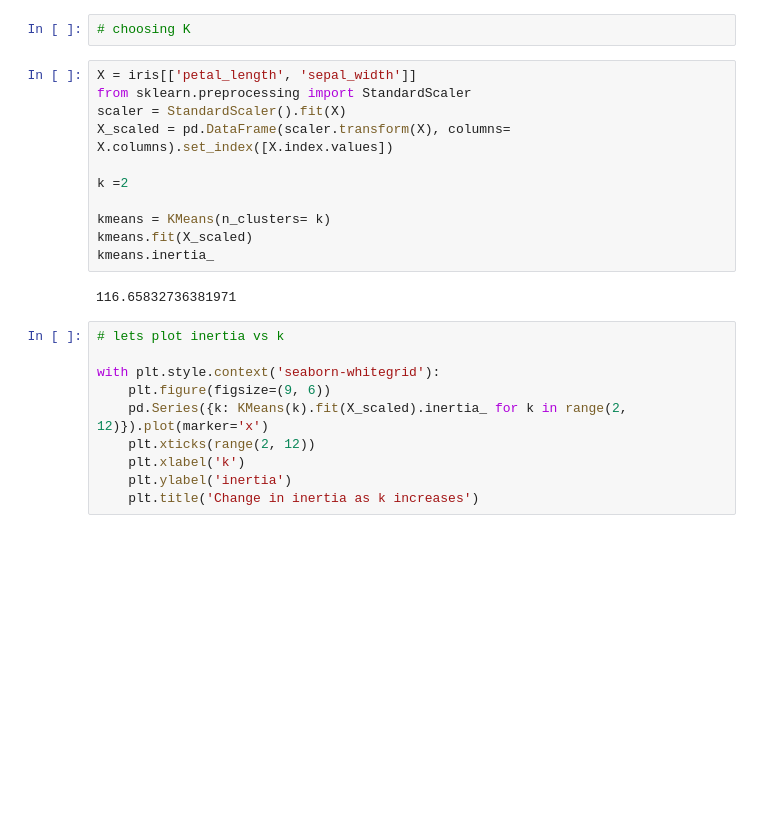
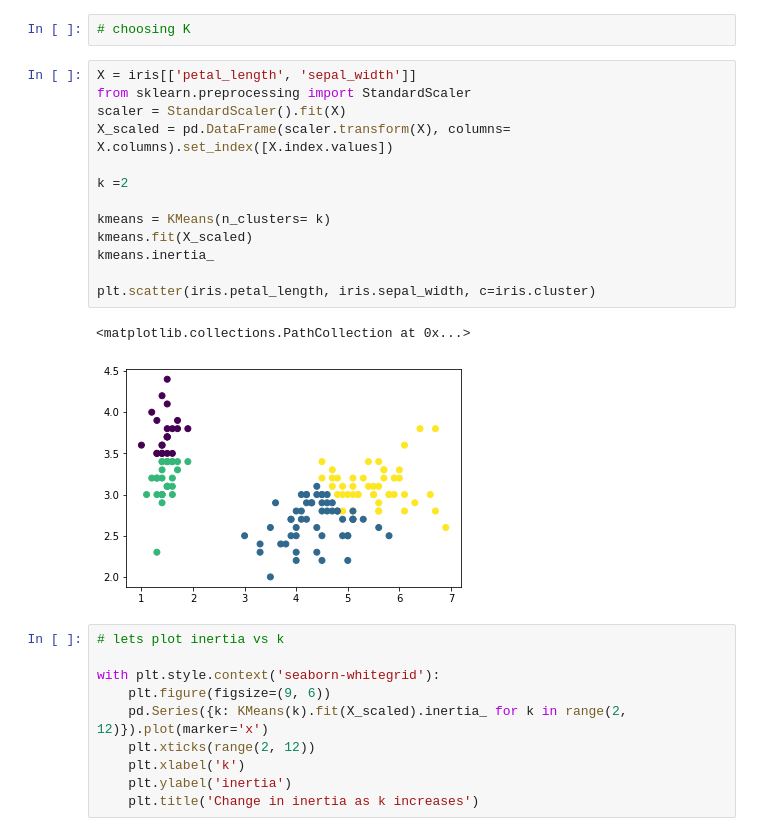
Before and after one commit to chloerwhitaker/clustering-exercises, a Jupyter notebook: modeling.ipynb, the cells around one changed output. Saved outputs shown, nothing was run; the diff lists cells and outputs as text; blank space fills up the shorter version.

```diff
--- a/modeling.ipynb
+++ b/modeling.ipynb
@@ -221,16 +221,19 @@ iris.head()
 # %%
 X = iris[['petal_length', 'sepal_width']]
 from sklearn.preprocessing import StandardScaler
 scaler = StandardScaler().fit(X)
 X_scaled = pd.DataFrame(scaler.transform(X), columns= X.columns).set_index([X.index.values])
 
 k =2
 
 kmeans = KMeans(n_clusters= k)
 kmeans.fit(X_scaled)
 kmeans.inertia_
+
+plt.scatter(iris.petal_length, iris.sepal_width, c=iris.cluster)
 # %% [output]
-116.65832736381971
+<matplotlib.collections.PathCollection at 0x...>
+[figure, added]
 # %%
 # lets plot inertia vs k
 
```
Also changed, not shown: parts of 53 cells of this notebook.
